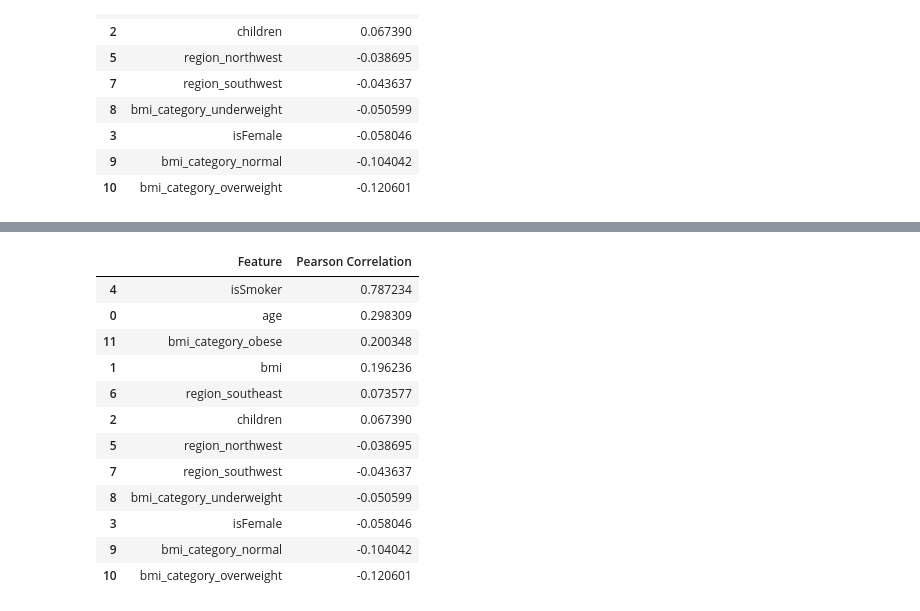
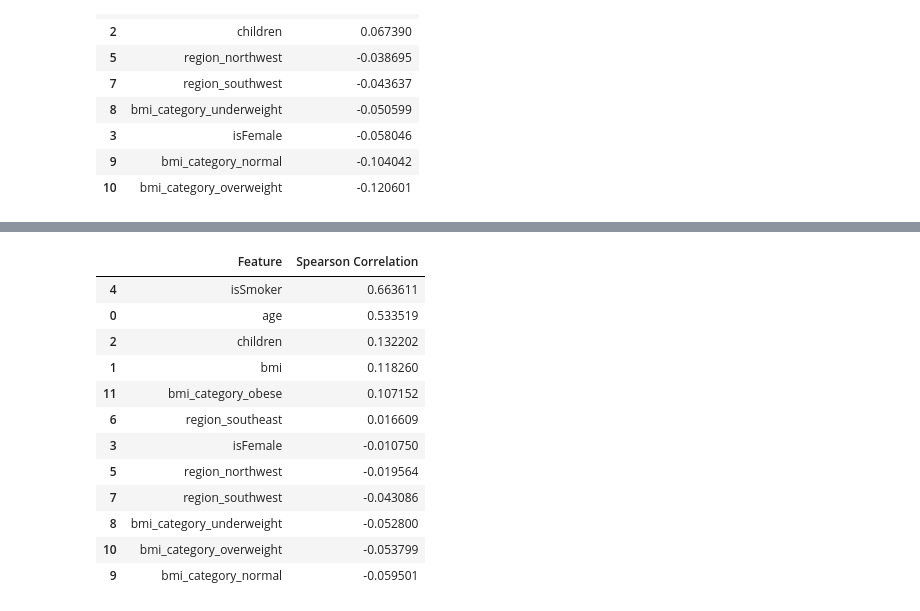
Before and after one commit to DebashishTiwary/MLBasics, a Jupyter notebook: insurance.ipynb, the cells around one changed output, grey strips where cells are left out. Saved outputs shown, nothing was run; the diff lists cells and outputs as text; code cells hidden in the pictures.

Commit message:
SpearsonCorrelation

```diff
--- a/insurance.ipynb
+++ b/insurance.ipynb
@@ -369,18 +356,18 @@ for feature in selected_features:
 # %%
 s_correlations_df=pd.DataFrame(list(s_correlations.items()),columns=['Feature', 'Spearson Correlation'])
-correlations_df.sort_values(by='Pearson Correlation', ascending=False)
+s_correlations_df.sort_values(by='Spearson Correlation', ascending=False)
 #s_correlations_df
 # %% [output]
-|  | Feature | Pearson Correlation |
-| 4 | isSmoker | 0.787234 |
-| 0 | age | 0.298309 |
-| 11 | bmi_category_obese | 0.200348 |
-| 1 | bmi | 0.196236 |
-| 6 | region_southeast | 0.073577 |
-| 2 | children | 0.067390 |
-| 5 | region_northwest | -0.038695 |
-| 7 | region_southwest | -0.043637 |
-| 8 | bmi_category_underweight | -0.050599 |
-| 3 | isFemale | -0.058046 |
-| 9 | bmi_category_normal | -0.104042 |
-| 10 | bmi_category_overweight | -0.120601 |
+|  | Feature | Spearson Correlation |
+| 4 | isSmoker | 0.663611 |
+| 0 | age | 0.533519 |
+| 2 | children | 0.132202 |
+| 1 | bmi | 0.118260 |
+| 11 | bmi_category_obese | 0.107152 |
+| 6 | region_southeast | 0.016609 |
+| 3 | isFemale | -0.010750 |
+| 5 | region_northwest | -0.019564 |
+| 7 | region_southwest | -0.043086 |
+| 8 | bmi_category_underweight | -0.052800 |
+| 10 | bmi_category_overweight | -0.053799 |
+| 9 | bmi_category_normal | -0.059501 |
```
Also changed, not shown: parts of 1 cell of this notebook.
